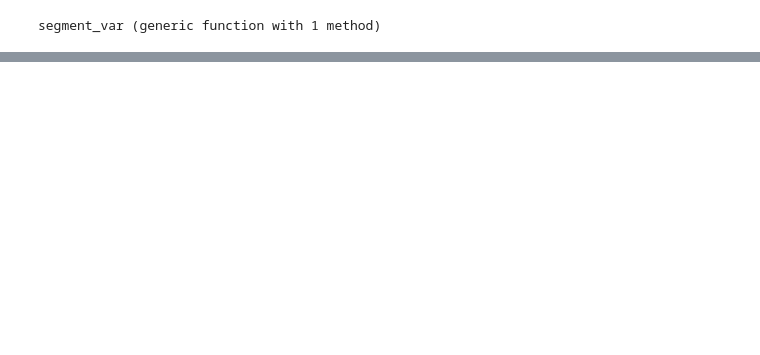
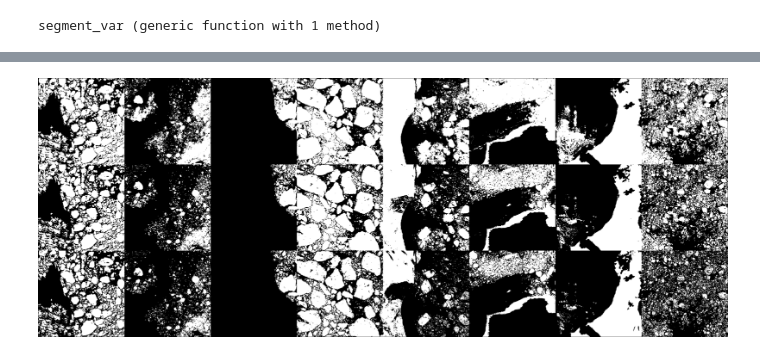
Before and after one commit to danielmwatkins/calval_tgrs, a Jupyter notebook: notebooks/floe_metrics.ipynb, the cells around one changed output, grey strips where cells are left out. Saved outputs shown, nothing was run; the diff lists cells and outputs as text; code cells hidden in the pictures; blank space fills up the shorter version.

```diff
--- a/notebooks/floe_metrics.ipynb
+++ b/notebooks/floe_metrics.ipynb
@@ -108,0 +140,28 @@ mosaicview(
+# %%
+algo = IceDetectionBrightnessPeaksMODIS721(band_7_max=0.1, possible_ice_threshold=0.3; join_method="union")
+bright_floes = algo.(fc_masked);
+k = 3
+kmeans_result_3 = kmeans_binarization.(
+        proc_gray_masked,
+        fc_masked;
+        k=3,
+        maxiter=50,
+        random_seed=45,
+        cluster_selection_algorithm=algo
+        )
+kmeans_result_4 = kmeans_binarization.(
+        proc_gray_masked,
+        fc_masked;
+        k=4,
+        maxiter=50,
+        random_seed=45,
+        cluster_selection_algorithm=algo
+        );
+kmeans_result_5 = kmeans_binarization.(
+        proc_gray_masked,
+        fc_masked;
+        k=5,
+        maxiter=50,
+        random_seed=45,
+        cluster_selection_algorithm=algo
+        );
@@ -108,0 +206,8 @@ mosaicview(
+# %%
+mosaicview(
+    mosaicview(kmeans_result_3 .|> x -> Gray.(x), nrow=1),
+    mosaicview(kmeans_result_4 .|> x -> Gray.(x), nrow=1),
+    mosaicview(kmeans_result_5 .|> x -> Gray.(x), nrow=1)
+    )
+# %% [output]
+[figure, added]
```
Also changed, not shown: parts of 17 cells of this notebook.
